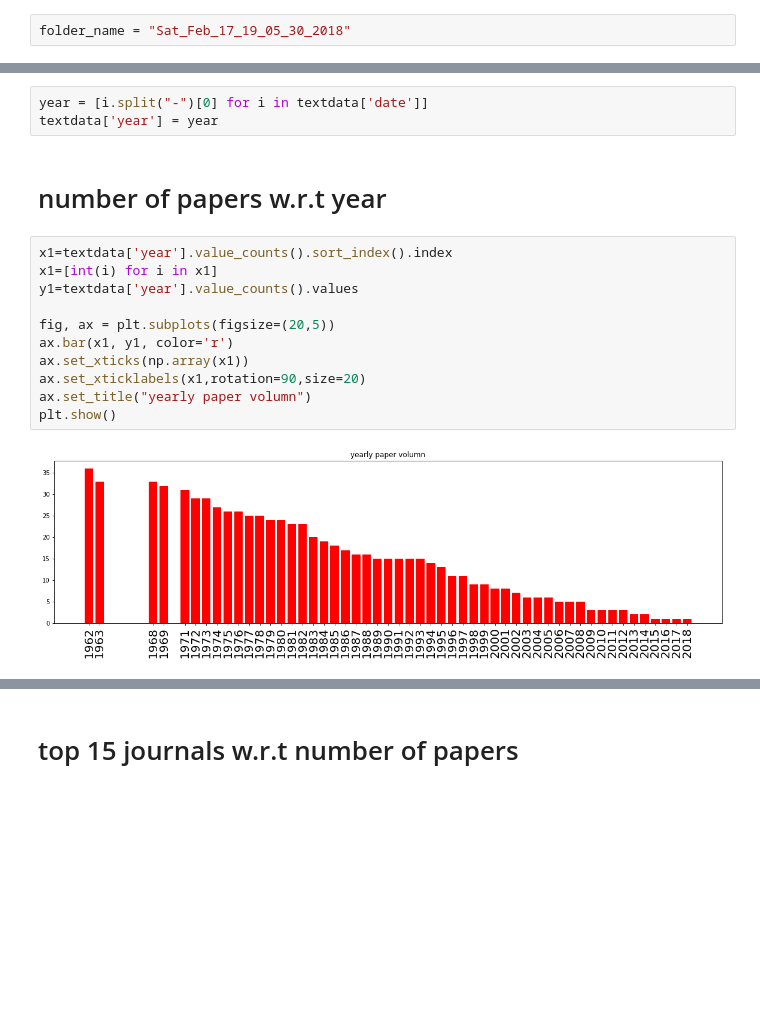
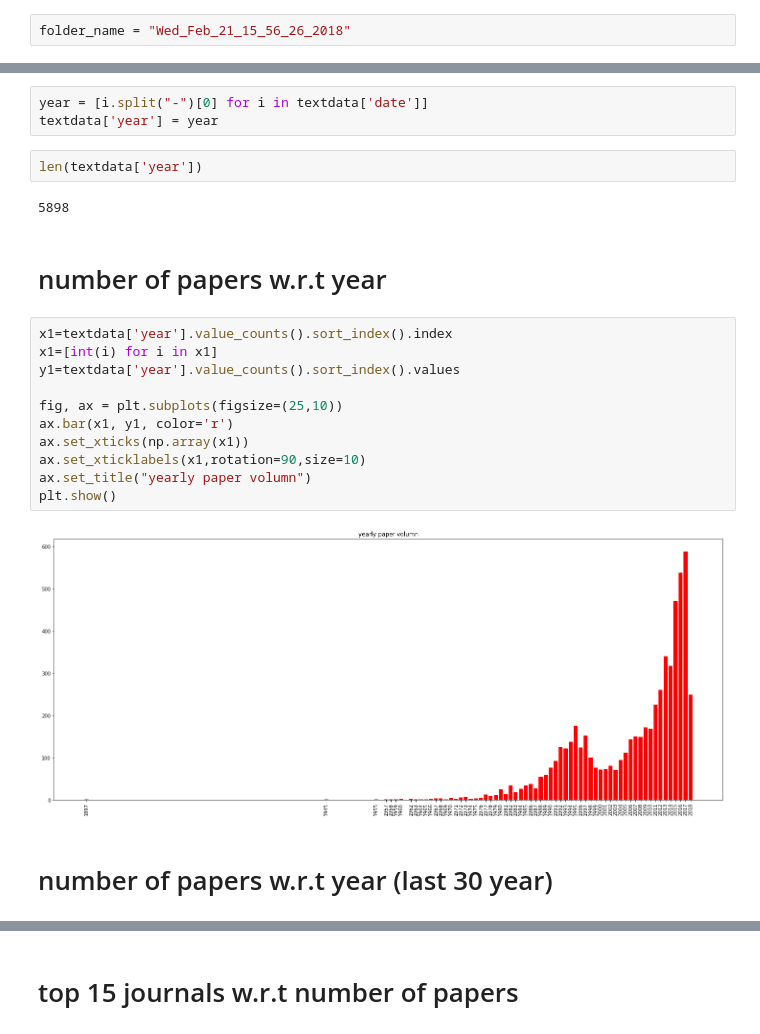
Before and after one commit to j-julaiti/Extract-article-data-from-Elsevier, a Jupyter notebook: exploratory_analysis.ipynb, the cells around one changed output, grey strips where cells are left out. Drawn from its saved outputs; the diff is of its cells as text; blank space fills up the shorter version.

```diff
--- a/exploratory_analysis.ipynb
+++ b/exploratory_analysis.ipynb
@@ -5,24 +5,30 @@ import numpy as np
 # %%
 import matplotlib.pyplot as plt
 # %%
-folder_name = "Sat_Feb_17_19_05_30_2018"
+folder_name = "Wed_Feb_21_15_56_26_2018"
 # %%
 textdata = pickle.load(open(folder_name+'/extracted_data.p','rb'))
 # %%
 year = [i.split("-")[0] for i in textdata['date']]
 textdata['year'] = year
+# %%
+len(textdata['year'])
+# %% [output]
+5898
 # %% [markdown]
 # number of papers w.r.t year
 # %%
 x1=textdata['year'].value_counts().sort_index().index
 x1=[int(i) for i in x1]
-y1=textdata['year'].value_counts().values
+y1=textdata['year'].value_counts().sort_index().values
 
-fig, ax = plt.subplots(figsize=(20,5))
+fig, ax = plt.subplots(figsize=(25,10))
 ax.bar(x1, y1, color='r')
 ax.set_xticks(np.array(x1))
-ax.set_xticklabels(x1,rotation=90,size=20)
+ax.set_xticklabels(x1,rotation=90,size=10)
 ax.set_title("yearly paper volumn")
 plt.show()
 # %% [output]
-[figure, old version]
+[figure, new version]
+# %% [markdown]
+# number of papers w.r.t year (last 30 year)
```
Also changed, not shown: parts of 13 cells of this notebook.
